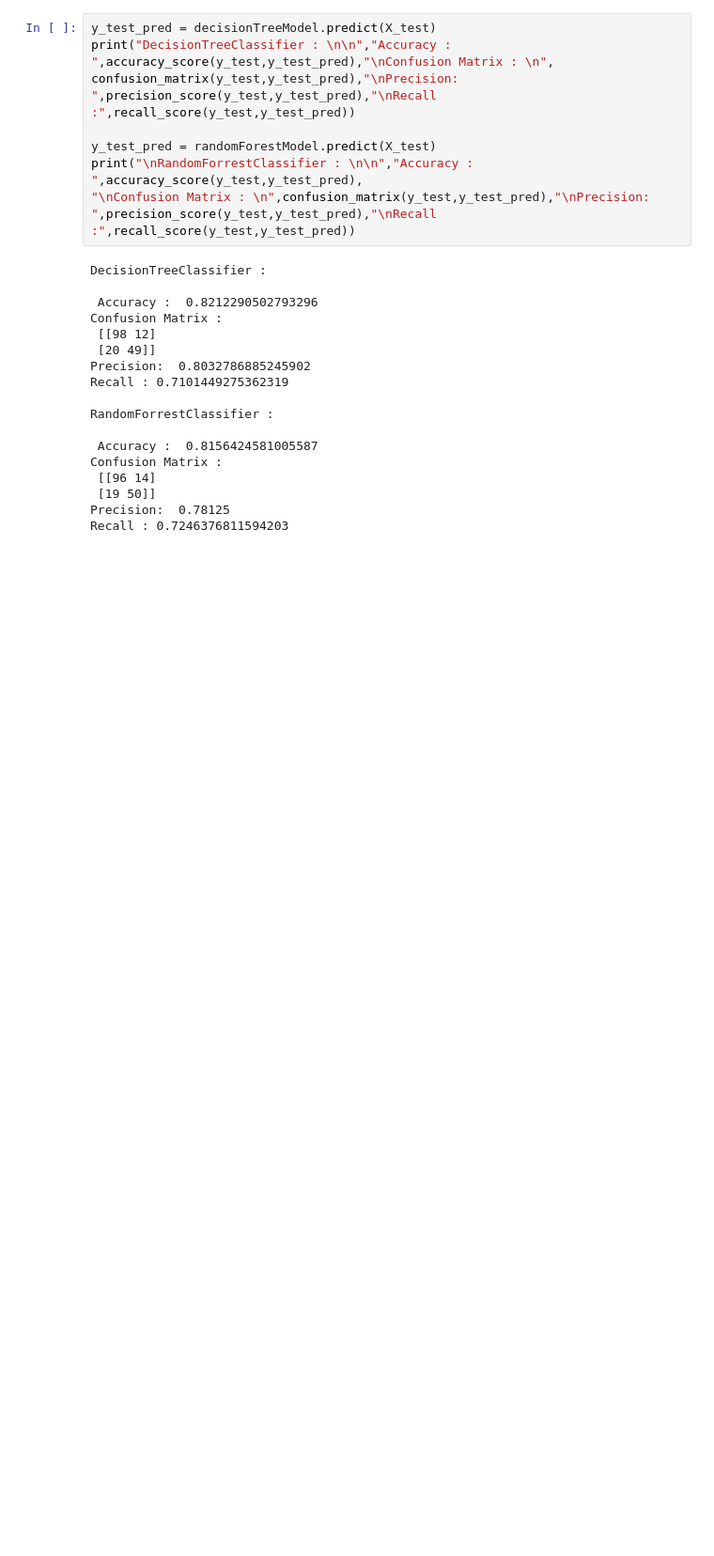
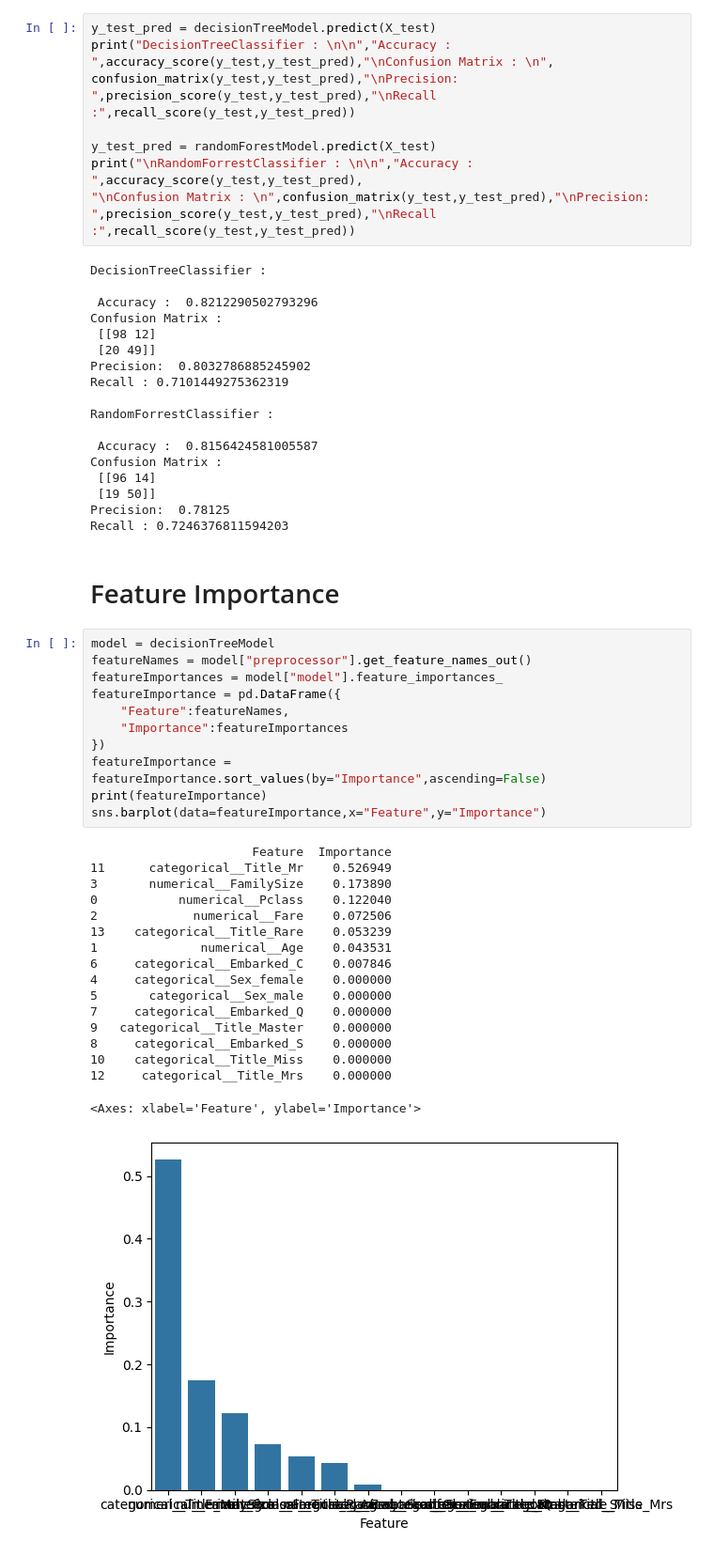
Before and after one commit to sma-rajaei/Titanic-Classification, a Jupyter notebook: Titanic.ipynb, the cells around one changed output. Shown at 94% size. Saved outputs shown, nothing was run; the diff lists cells and outputs as text; blank space fills up the shorter version.

Commit message:
The importance of each feature is calculated based on the model results.

```diff
--- a/Titanic.ipynb
+++ b/Titanic.ipynb
@@ -304,3 +304,34 @@ Confusion Matrix :
  [19 50]]
 Precision:  0.78125
 Recall : 0.7246376811594203
+# %% [markdown]
+# Feature Importance
+# %%
+model = decisionTreeModel
+featureNames = model["preprocessor"].get_feature_names_out()
+featureImportances = model["model"].feature_importances_
+featureImportance = pd.DataFrame({
+    "Feature":featureNames,
+    "Importance":featureImportances
+})
+featureImportance = featureImportance.sort_values(by="Importance",ascending=False)
+print(featureImportance)
+sns.barplot(data=featureImportance,x="Feature",y="Importance")
+# %% [output]
+                      Feature  Importance
+11      categorical__Title_Mr    0.526949
+3       numerical__FamilySize    0.173890
+0           numerical__Pclass    0.122040
+2             numerical__Fare    0.072506
+13    categorical__Title_Rare    0.053239
+1              numerical__Age    0.043531
+6     categorical__Embarked_C    0.007846
+4     categorical__Sex_female    0.000000
+5       categorical__Sex_male    0.000000
+7     categorical__Embarked_Q    0.000000
+9   categorical__Title_Master    0.000000
+8     categorical__Embarked_S    0.000000
+10    categorical__Title_Miss    0.000000
+12     categorical__Title_Mrs    0.000000
+<Axes: xlabel='Feature', ylabel='Importance'>
+[figure, added]
```
